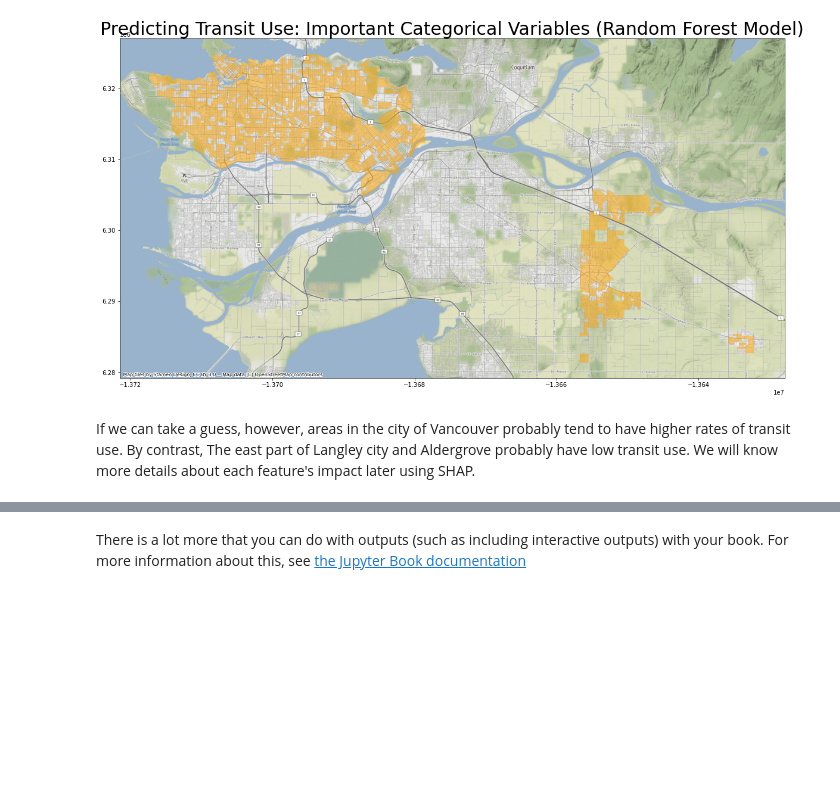
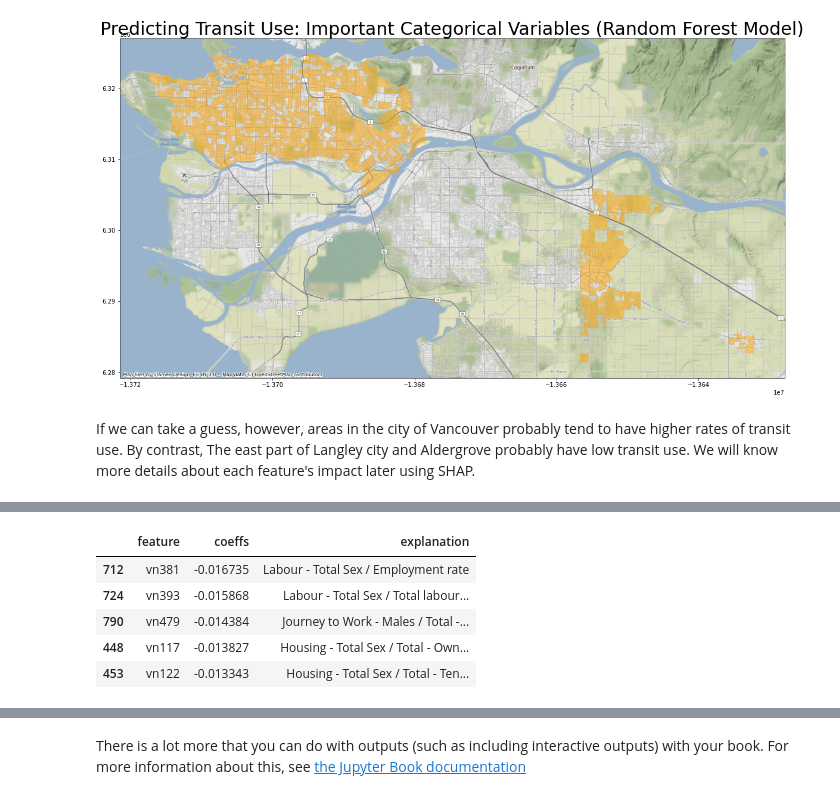
Before and after one commit to ZIBOWANGKANGYU/Vancouver_transit, a Jupyter notebook: book/Model_analysis.ipynb, the cells around one changed output, grey strips where cells are left out. Drawn from its saved outputs; the diff is of its cells as text; code cells hidden in the pictures; blank space fills up the shorter version.

```diff
--- a/book/Model_analysis.ipynb
+++ b/book/Model_analysis.ipynb
@@ -338,0 +342,9 @@ rf_immpurity_feat_imp_coeffs
+# %%
+LASSO_numeric_feature_coeffs.sort_values("coeffs", ascending=True).head(5)
+# %% [output]
+|  | feature | coeffs | explanation |
+| 712 | vn381 | -0.016735 | Labour - Total Sex / Employment rate |
+| 724 | vn393 | -0.015868 | Labour - Total Sex / Total labour... |
+| 790 | vn479 | -0.014384 | Journey to Work - Males / Total -... |
+| 448 | vn117 | -0.013827 | Housing - Total Sex / Total - Own... |
+| 453 | vn122 | -0.013343 | Housing - Total Sex / Total - Ten... |
```
Also changed, not shown: parts of 19 cells of this notebook.
